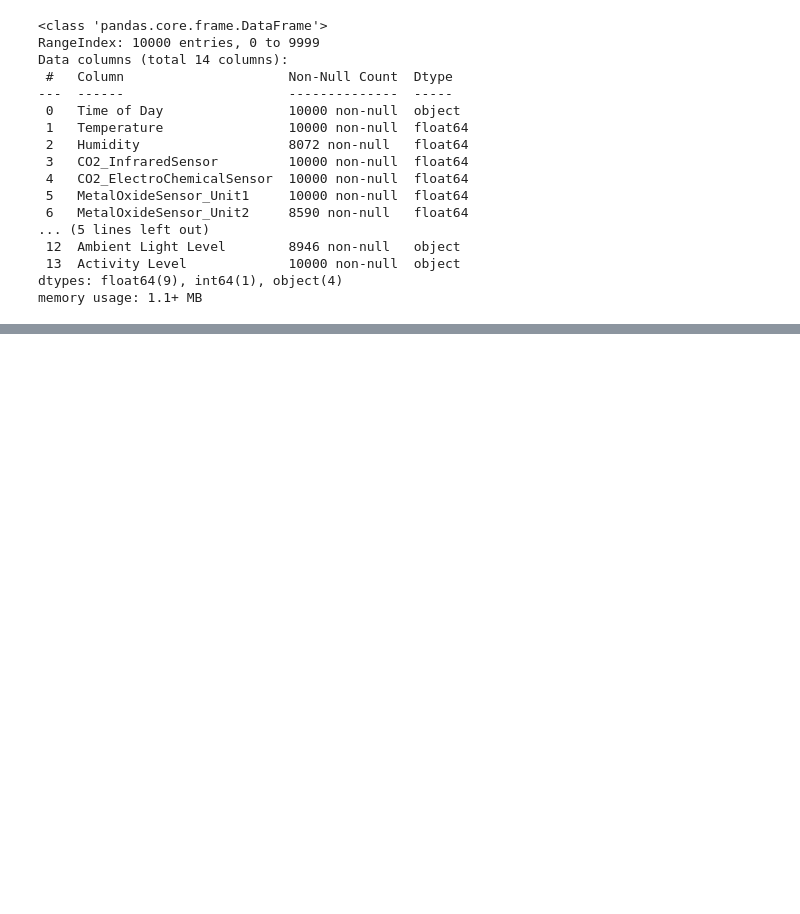
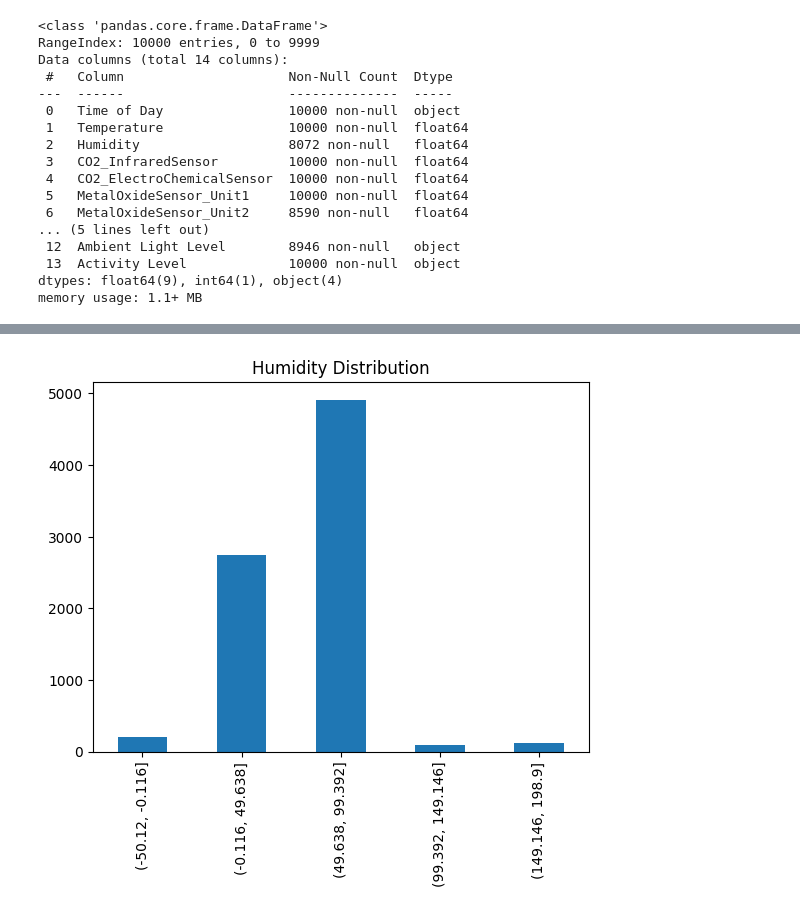
Before and after one commit to cucucumber789-svg/EGT309_T2_Chickenpie, a Jupyter notebook: eda.ipynb, the cells around one changed output, grey strips where cells are left out. Drawn from its saved outputs; the diff is of its cells as text; code cells hidden in the pictures; blank space fills up the shorter version.

```diff
--- a/eda.ipynb
+++ b/eda.ipynb
@@ -43,0 +120,6 @@ memory usage: 1.1+ MB
+# %%
+df['Humidity'].value_counts(bins=5).sort_index().plot(kind='bar')
+plt.title('Humidity Distribution')
+plt.show()
+# %% [output]
+[figure, added]
```
Also changed, not shown: parts of 18 cells of this notebook.
